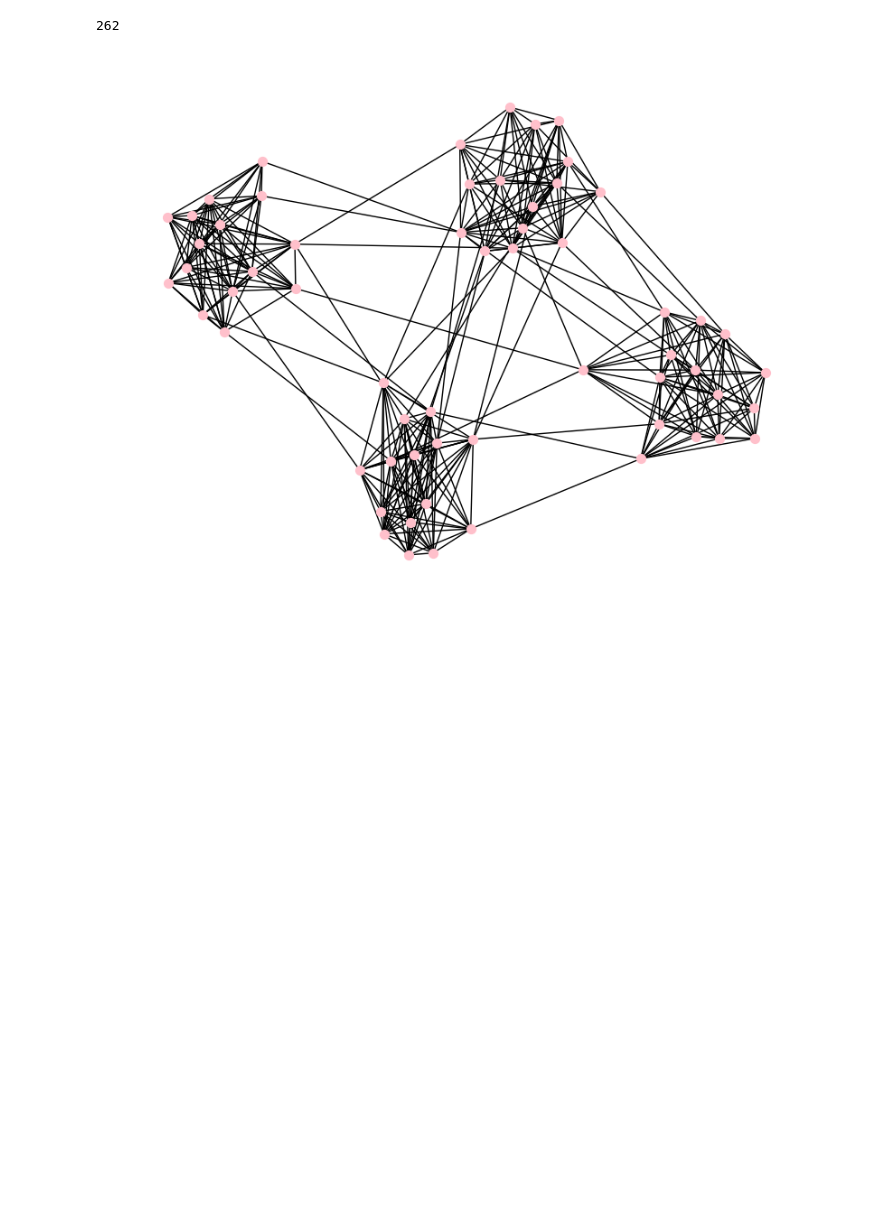
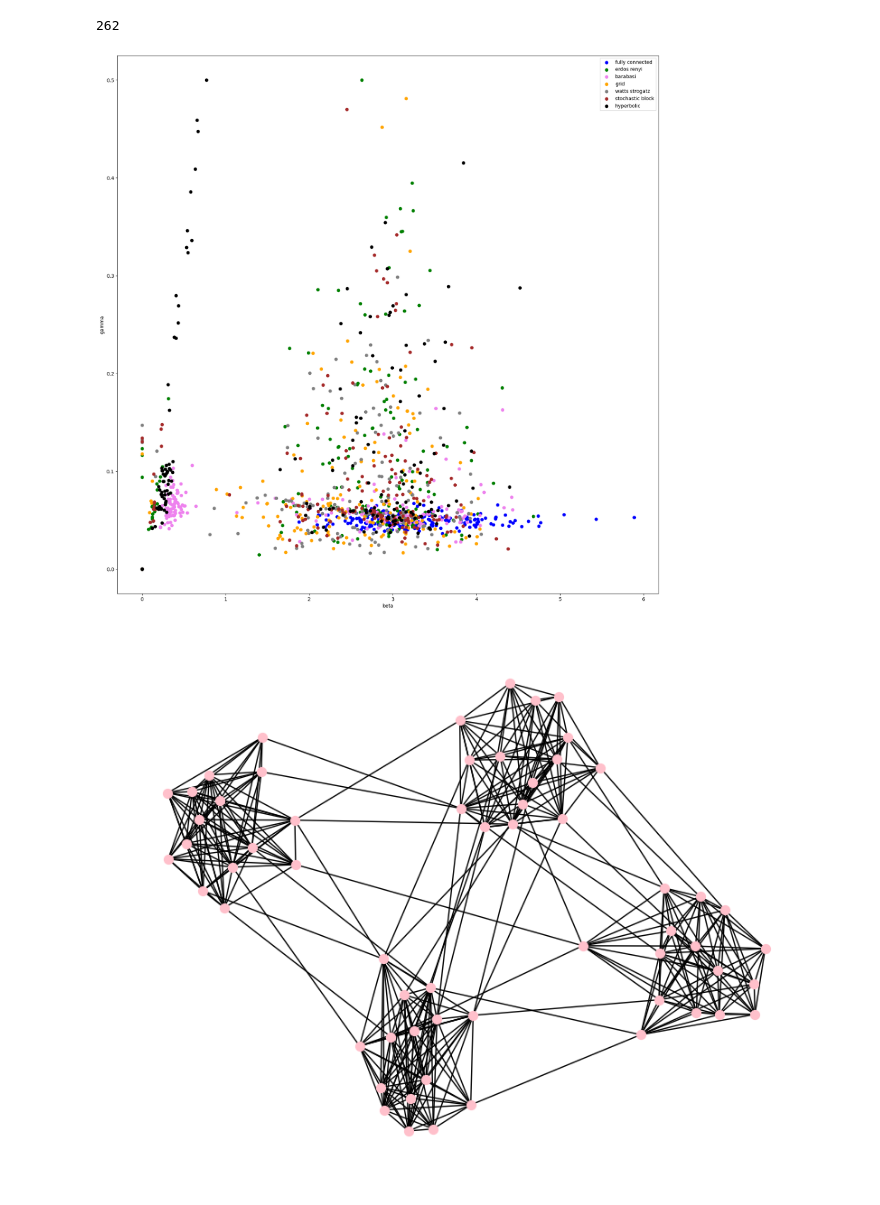
Before and after one commit to kambizaur/ZASUT, a Jupyter notebook: experiments.ipynb, the cells around one changed output. Cells and saved outputs as stored; diff of their text form; code cells hidden in the pictures; blank space fills up the shorter version.

```diff
--- a/experiments.ipynb
+++ b/experiments.ipynb
@@ -296,34 +433,36 @@ colors = [
     'green',
     'violet',
     'orange',
     'gray',
     'brown',
     'black'
 ]
 
 labels = [
     'fully connected',
     'erdos renyi',
     'barabasi',
     'grid',
     'watts strogatz',
     'stochastic block',
     'hyperbolic'
 ]
 
 #net = nx.stochastic_block_model(sizes, probs)
 
 fig, ax = plt.subplots(1, 1, figsize=(20, 20))
 ax.scatter(bo * ndots, go, color='red', marker='x', s=200)
 
 for i in range(len(nets)):
-    errors, bos, gos = gen_dots(nets[i], bo, go, 100)
+    errors, bos, gos = gen_dots(nets[i], bo, go, 200)
     ax.scatter(bos, gos, color=colors[i], label=labels[i])
 
 plt.xlabel('beta')
 plt.ylabel('gamma')
 plt.legend()
 plt.show()
+# %% [output]
+[figure, added]
 # %%
 def gen_dots(net, bo, go, num):
 
```
Also changed, not shown: parts of 4 cells of this notebook.
